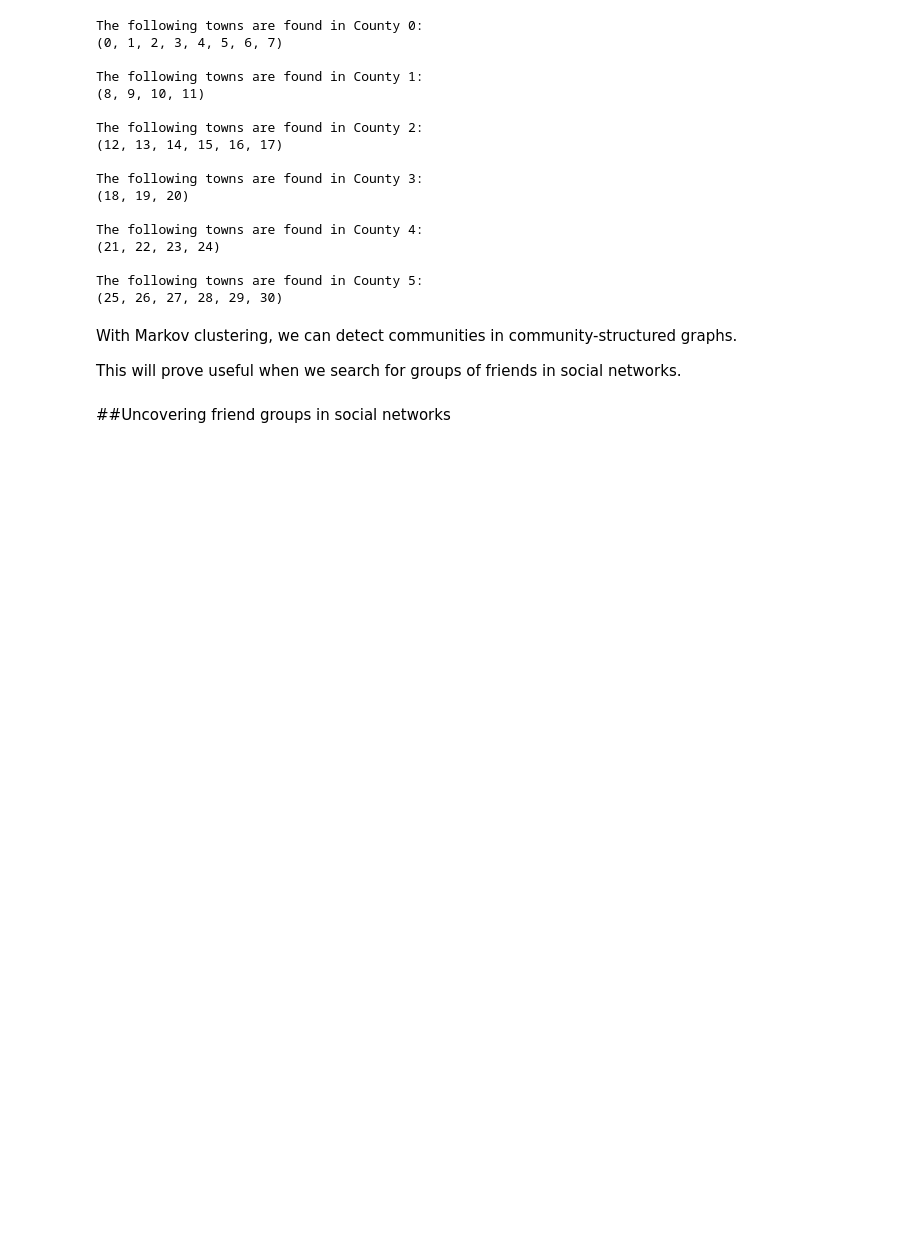
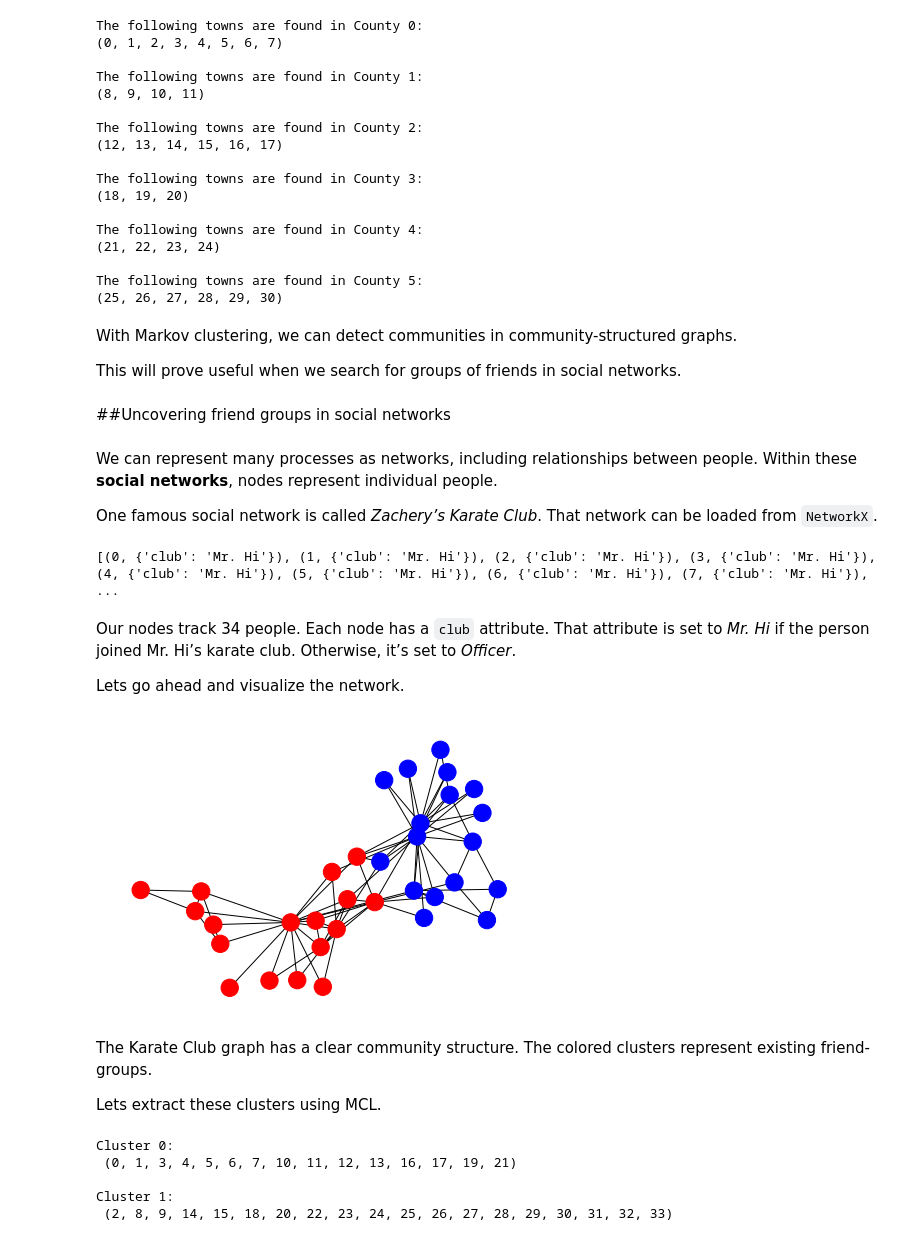
Before and after one commit to rahiakela/data-science-research-and-practice, a Jupyter notebook: data-science-bookcamp/case-study-5--predicting-future-friendships/02_dynamic_graph_theory_and_social_network_analysis.ipynb, the cells around one changed output. Drawn from its saved outputs; the diff is of its cells as text; code cells hidden in the pictures; blank space fills up the shorter version.

```diff
--- a/data-science-bookcamp/case-study-5--predicting-future-friendships/02_dynamic_graph_theory_and_social_network_analysis.ipynb
+++ b/data-science-bookcamp/case-study-5--predicting-future-friendships/02_dynamic_graph_theory_and_social_network_analysis.ipynb
@@ -808,3 +810,43 @@ With Markov clustering, we can detect communities in community-structured graphs
 This will prove useful when we search for groups of friends in social networks.
 # %% [markdown]
 ##Uncovering friend groups in social networks
+# %% [markdown]
+We can represent many processes as networks, including relationships between people. Within these **social networks**, nodes represent individual people.
+
+One famous social network is called _Zachery’s Karate Club_. That network can be loaded from `NetworkX`.
+# %%
+# Loading the karate club graph
+G_karate = nx.karate_club_graph()
+print(G_karate.nodes(data=True))
+# %% [output]
+[(0, {'club': 'Mr. Hi'}), (1, {'club': 'Mr. Hi'}), (2, {'club': 'Mr. Hi'}), (3, {'club': 'Mr. Hi'}), (4, {'club': 'Mr. Hi'}), (5, {'club': 'Mr. Hi'}), (6, {'club': 'Mr. Hi'}), (7, {'club': 'Mr. Hi'}), ...
+# %% [markdown]
+Our nodes track 34 people. Each node has a `club` attribute. That attribute is set to _Mr. Hi_ if the person joined Mr. Hi’s karate club. Otherwise, it’s set to _Officer_.
+
+Lets go ahead and visualize the network.
+# %%
+# Visualizing the Karate Club graph
+np.random.seed(2)
+
+club_to_color = {"Mr. Hi": "r", "Officer": "b"}
+node_colors = [club_to_color[G_karate.nodes[i]["club"]] for i in G_karate]
+nx.draw(G_karate, node_color=node_colors)
+plt.show()
+# %% [output]
+[figure, added]
+# %% [markdown]
+The Karate Club graph has a clear community structure. The colored clusters represent existing friend-groups.
+
+Lets extract these clusters using MCL.
+# %%
+# Clustering the Karate Club graph
+adjacency_matrix = nx.to_numpy_array(G_karate)
+clusters = get_clusters(run_mcl(adjacency_matrix))
+for i, cluster in enumerate(clusters):
+  print(f"Cluster {i}:\n {cluster}\n")
+# %% [output]
+Cluster 0:
+ (0, 1, 3, 4, 5, 6, 7, 10, 11, 12, 13, 16, 17, 19, 21)
+
+Cluster 1:
+ (2, 8, 9, 14, 15, 18, 20, 22, 23, 24, 25, 26, 27, 28, 29, 30, 31, 32, 33)
```
Also changed, not shown: parts of 8 cells of this notebook.
